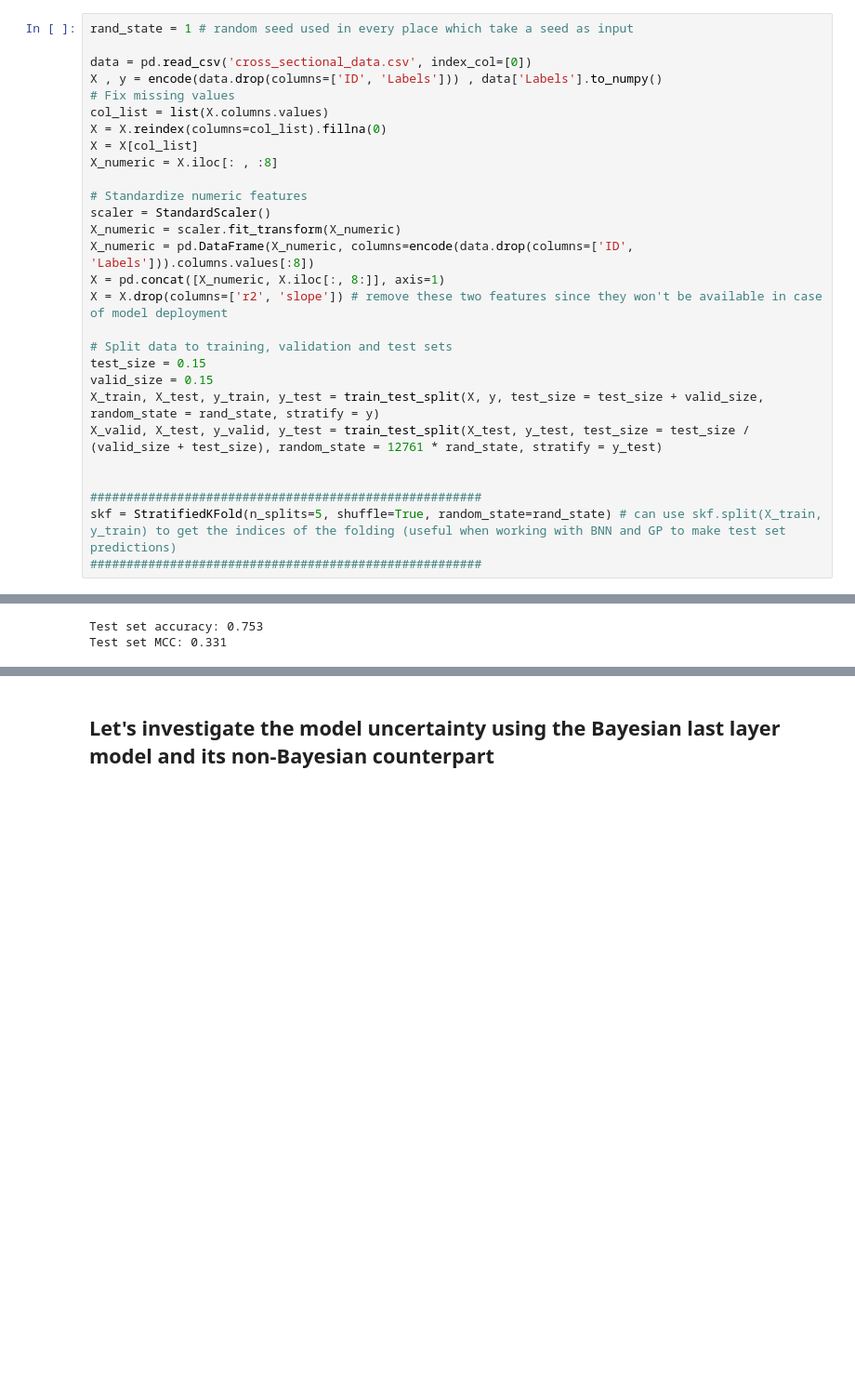
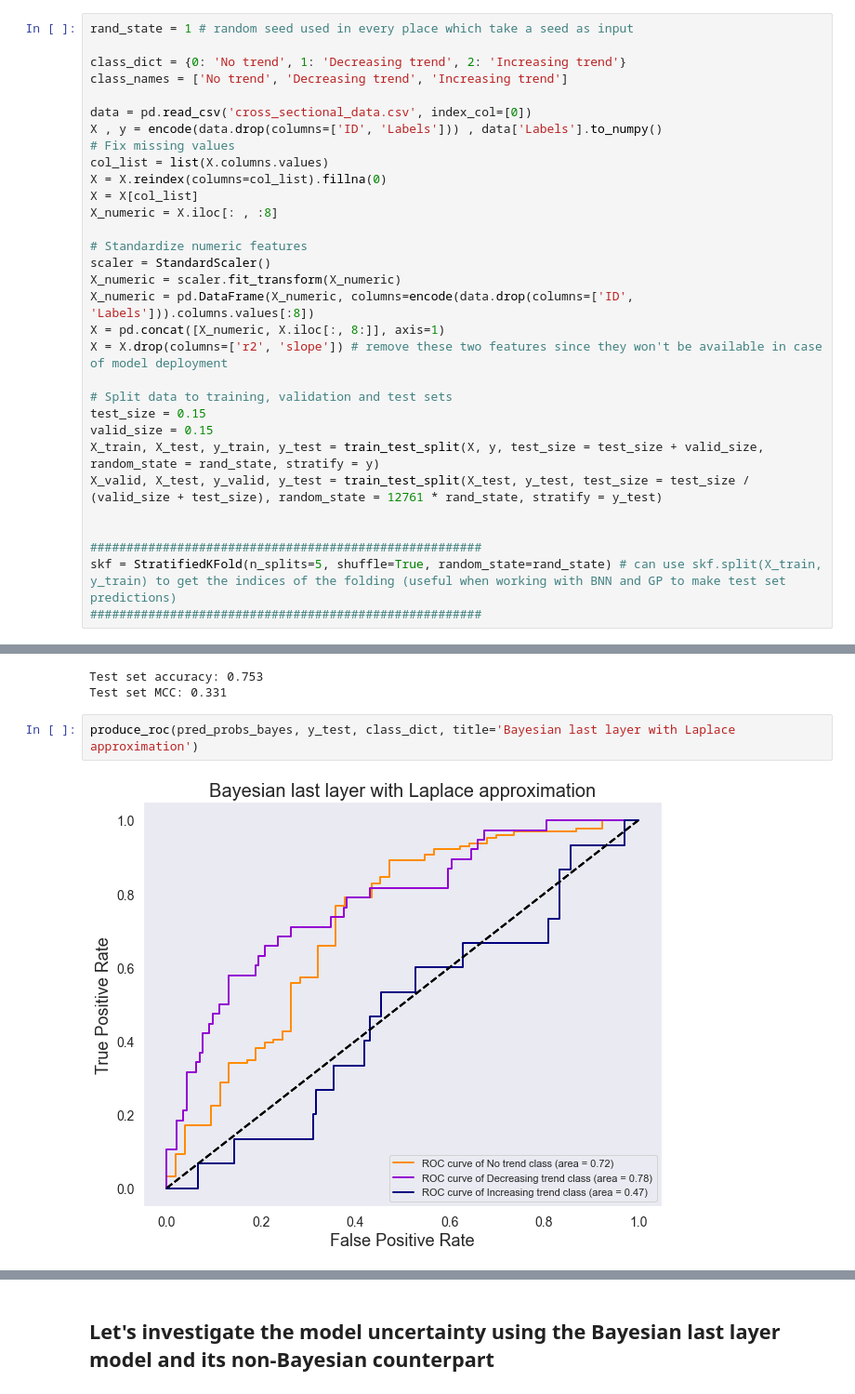
Before and after one commit to pcheras/Masters-thesis, a Jupyter notebook: progression_classification/Bayesian last layer.ipynb, the cells around one changed output, grey strips where cells are left out. Shown at 93% size. Cells and saved outputs as stored; diff of their text form; blank space fills up the shorter version.

Commit message:
added roc and CM plots

```diff
--- a/progression_classification/Bayesian last layer.ipynb
+++ b/progression_classification/Bayesian last layer.ipynb
@@ -50,6 +50,9 @@ def expected_calibration_error(y, y_hat, N_bins=10):
     return ((np.abs(np.array(acc) - np.array(conf))*np.array(counts))/len(y)).sum()
 # %%
 rand_state = 1 # random seed used in every place which take a seed as input
+
+class_dict = {0: 'No trend', 1: 'Decreasing trend', 2: 'Increasing trend'}
+class_names = ['No trend', 'Decreasing trend', 'Increasing trend']
 
 data = pd.read_csv('cross_sectional_data.csv', index_col=[0])
 X , y = encode(data.drop(columns=['ID', 'Labels'])) , data['Labels'].to_numpy()
@@ -197,3 +200,7 @@ print(f'Test set MCC: {matthews_corrcoef(y_test.cpu().numpy(), y_pred_bayes.cpu(
 # %% [output]
 Test set accuracy: 0.753
 Test set MCC: 0.331
+# %%
+produce_roc(pred_probs_bayes, y_test, class_dict, title='Bayesian last layer with Laplace approximation')
+# %% [output]
+[figure, added]
```
Also changed, not shown: parts of 7 cells of this notebook, 2 other files.
